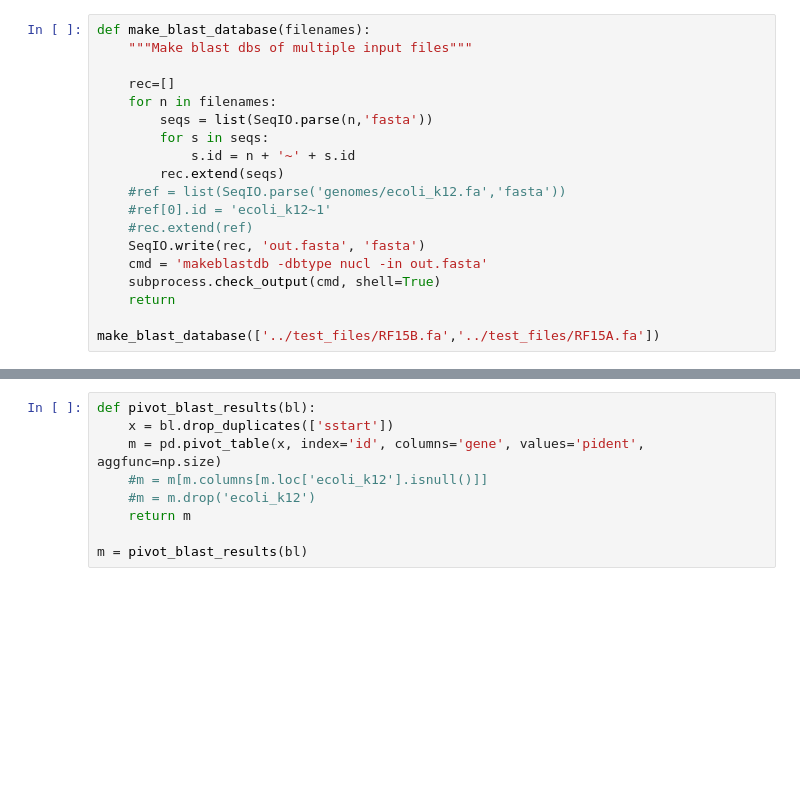
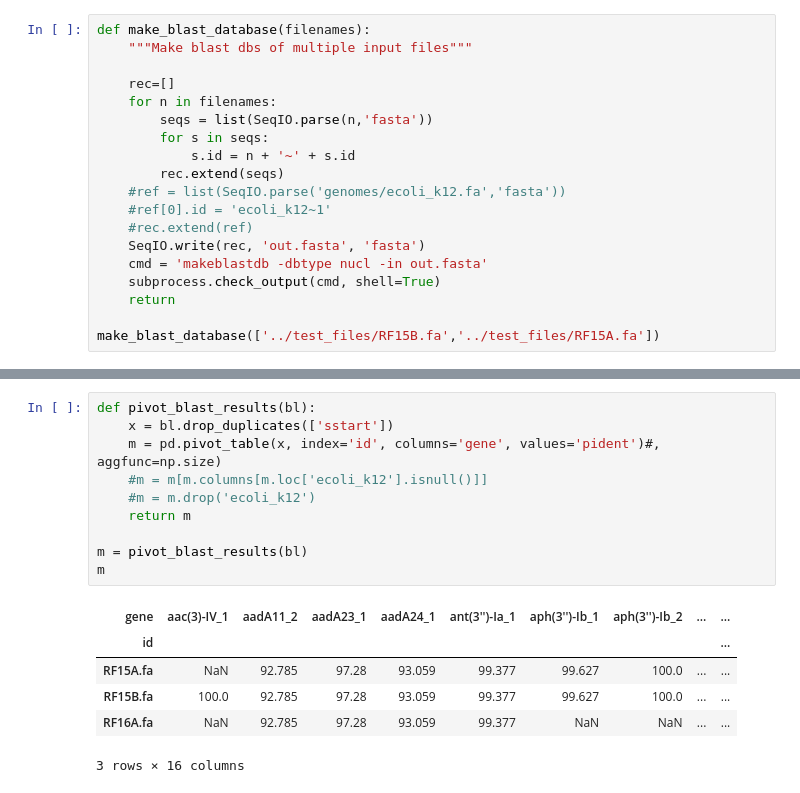
Before and after one commit to dmnfarrell/pathogenie, a Jupyter notebook: notebooks/testing.ipynb, the cells around one changed output, grey strips where cells are left out. Cells and saved outputs as stored; diff of their text form; blank space fills up the shorter version.

```diff
--- a/notebooks/testing.ipynb
+++ b/notebooks/testing.ipynb
@@ -153,12 +141,20 @@ GTGAAACTATCACTAATGGTAGCTATATCGAAGAATGGAGTTAT...TAA resfinder~~~dfrA1_9~~~AJ23835
 # %%
 def pivot_blast_results(bl):
     x = bl.drop_duplicates(['sstart'])
-    m = pd.pivot_table(x, index='id', columns='gene', values='pident', aggfunc=np.size)
+    m = pd.pivot_table(x, index='id', columns='gene', values='pident')#, aggfunc=np.size)
     #m = m[m.columns[m.loc['ecoli_k12'].isnull()]]
     #m = m.drop('ecoli_k12')
     return m
 
 m = pivot_blast_results(bl)
+m
+# %% [output]
+| gene | aac(3)-IV_1 | aadA11_2 | aadA23_1 | aadA24_1 | ant(3'')-Ia_1 | aph(3'')-Ib_1 | aph(3'')-Ib_2 | ... | ... |
+| id |  |  |  |  |  |  |  |  | ... |
+| RF15A.fa | NaN | 92.785 | 97.28 | 93.059 | 99.377 | 99.627 | 100.0 | ... | ... |
+| RF15B.fa | 100.0 | 92.785 | 97.28 | 93.059 | 99.377 | 99.627 | 100.0 | ... | ... |
+| RF16A.fa | NaN | 92.785 | 97.28 | 93.059 | 99.377 | NaN | NaN | ... | ... |
+3 rows × 16 columns
 # %%
 def merge_info(x):
     m=info[['id','stage']]
```
Also changed, not shown: parts of 6 cells of this notebook, 9 other files.
